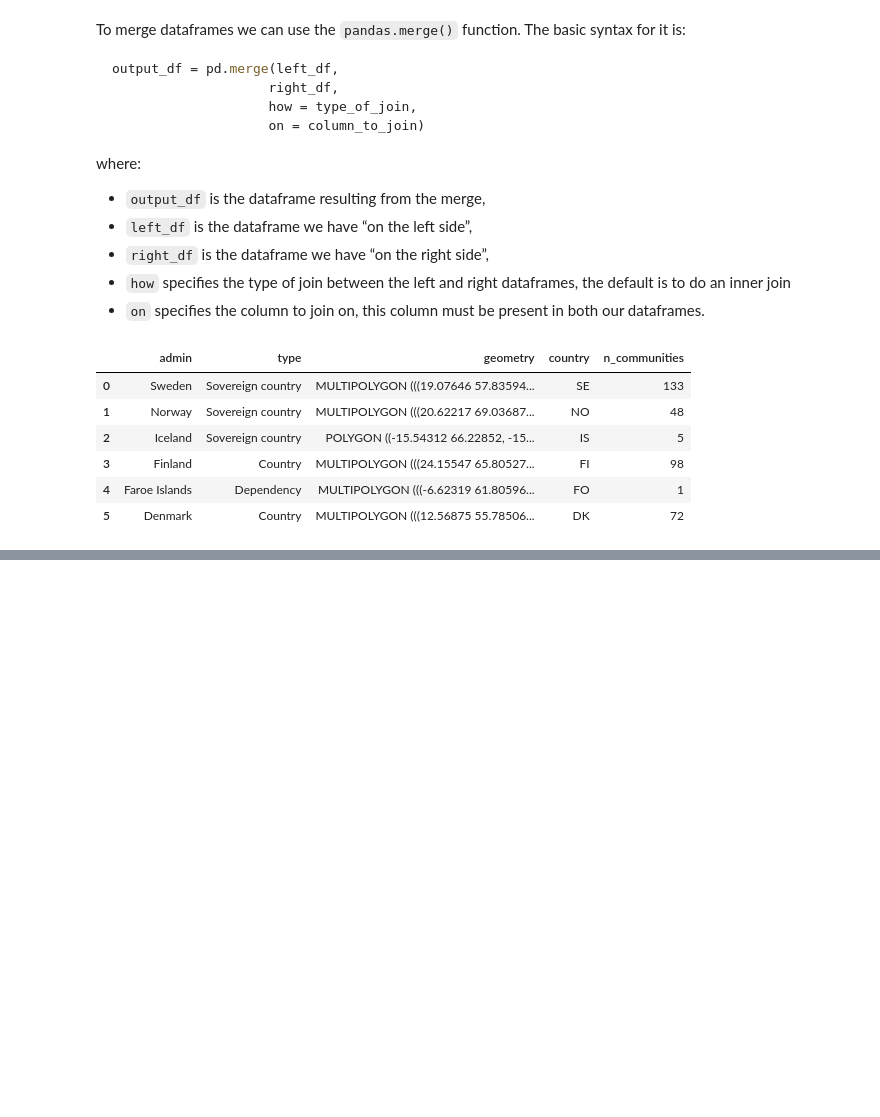
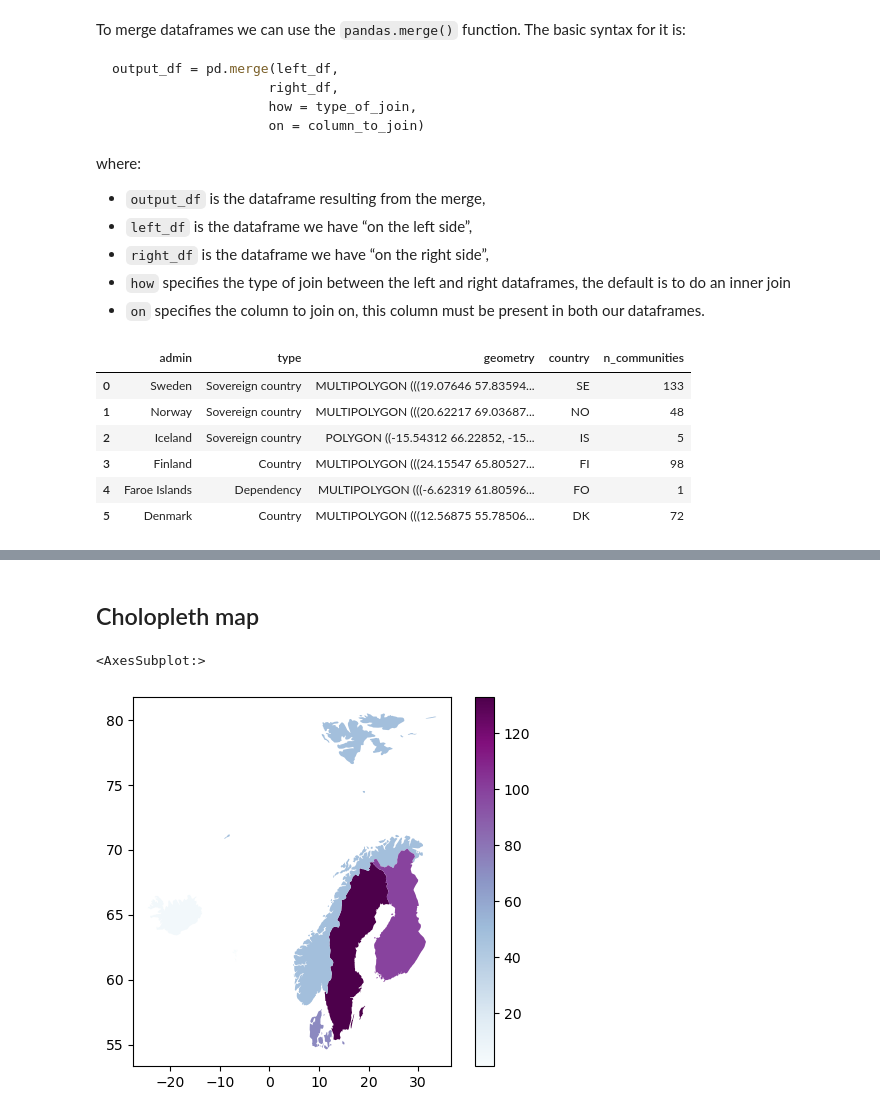
Before and after one commit to p-park6/eds220-week4, a Jupyter notebook: lesson-2-merging.ipynb, the cells around one changed output, grey strips where cells are left out. Drawn from its saved outputs; the diff is of its cells as text; code cells hidden in the pictures; blank space fills up the shorter version.

```diff
--- a/lesson-2-merging.ipynb
+++ b/lesson-2-merging.ipynb
@@ -212,0 +247,3 @@ scandi_countries
+# %%
+# update the Finland row to have an extra community
+scandi_countries.at['Finland', 'n_communities'] += 1
@@ -212,0 +261,9 @@ scandi_countries
+# %% [markdown]
+## Cholopleth map
+# %%
+scandi_countries.plot(column = 'n_communities',
+                      legend = True,
+                     cmap = 'BuPu')
+# %% [output]
+<AxesSubplot:>
+[figure, added]
```
Also changed, not shown: parts of 7 cells of this notebook.
